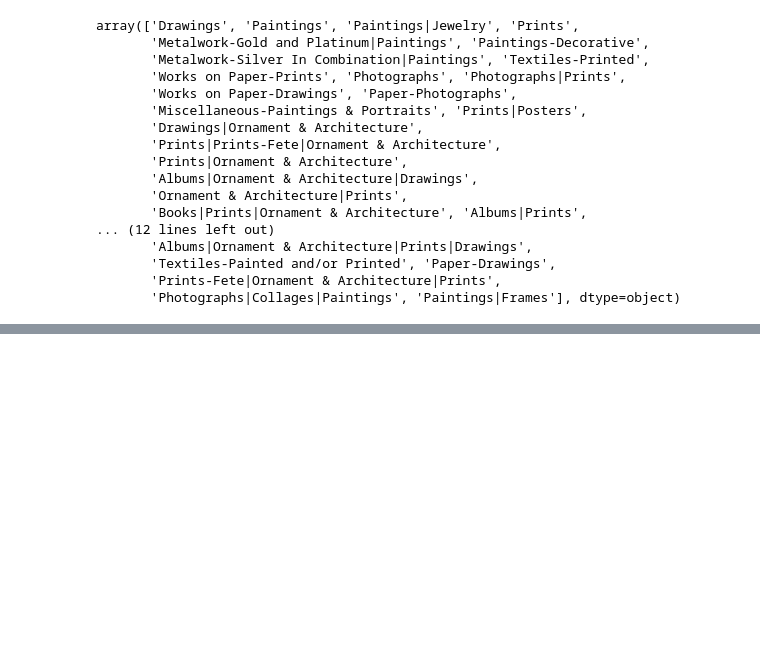
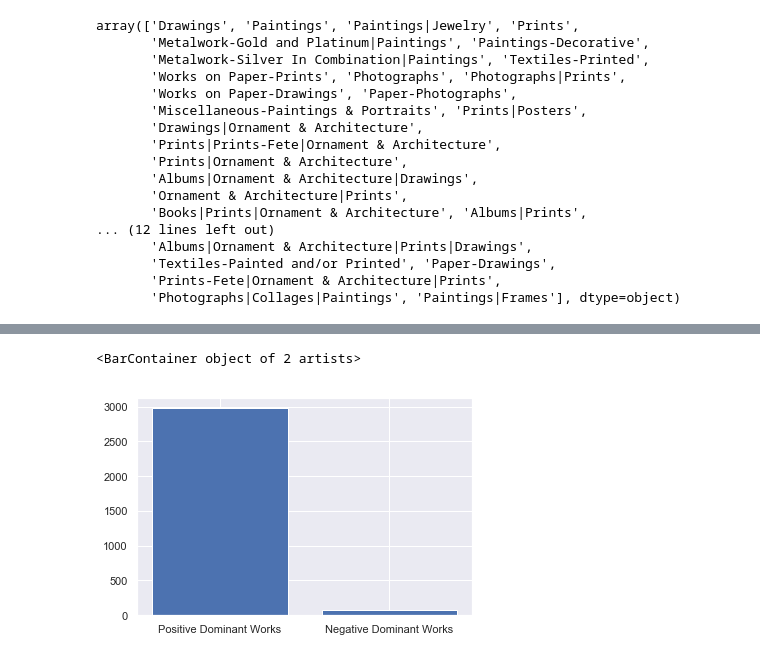
Before and after one commit to kaszklar/artemotions, a Jupyter notebook: date-munge.ipynb, the cells around one changed output, grey strips where cells are left out. Drawn from its saved outputs; the diff is of its cells as text; code cells hidden in the pictures; blank space fills up the shorter version.

```diff
--- a/date-munge.ipynb
+++ b/date-munge.ipynb
@@ -345,0 +462,5 @@ neg_emotions.drop(columns=['intyears']).plot(x='yearapprox',kind='bar',figsize=(
+# %%
+plt.bar([1,2],[len(pos_emotions),len(neg_emotions)],tick_label=['Positive Dominant Works','Negative Dominant Works'])
+# %% [output]
+<BarContainer object of 2 artists>
+[figure, added]
```
Also changed, not shown: parts of 24 cells of this notebook.
